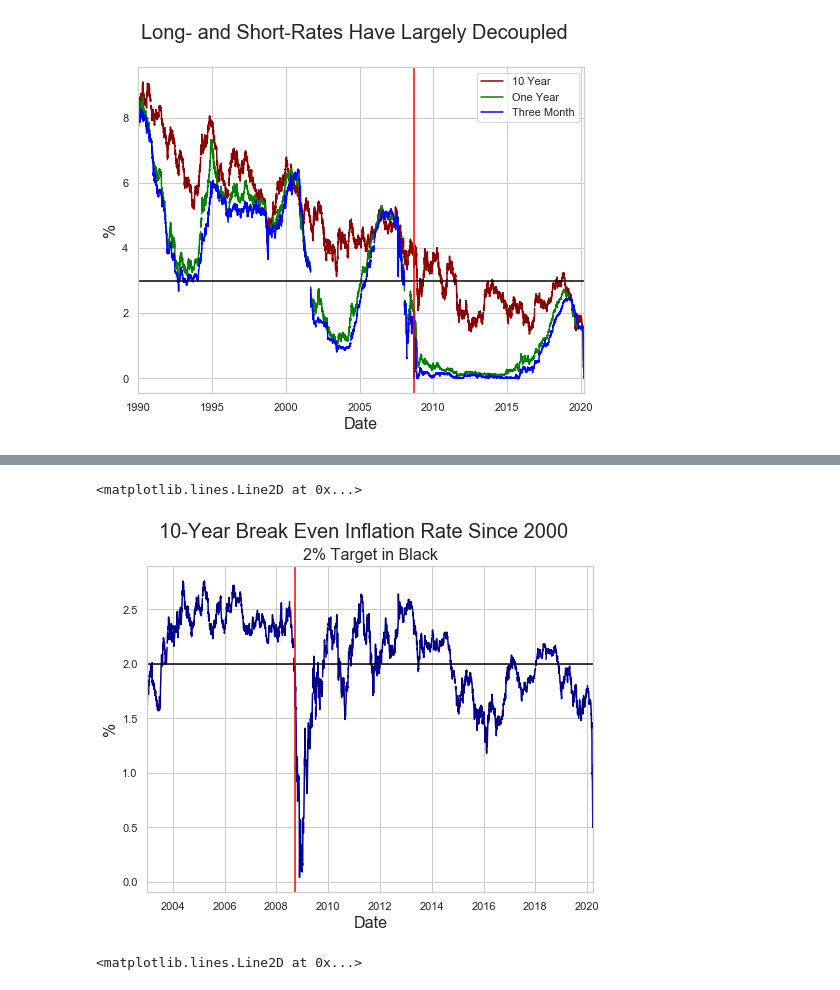
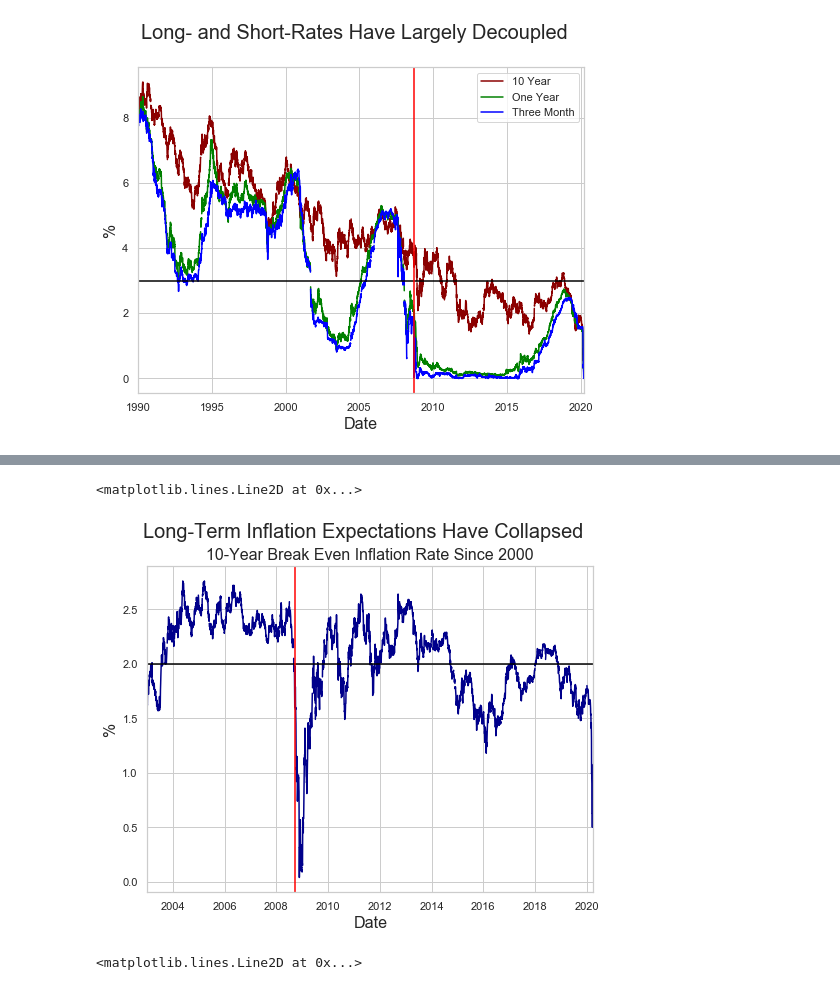
Before and after one commit to thsavage/Macro, a Jupyter notebook: Macroeconomic Observations During a Pandemic.ipynb, the cells around one changed output, grey strips where cells are left out. Cells and saved outputs as stored; diff of their text form; code cells hidden in the pictures.

```diff
--- a/Macroeconomic Observations During a Pandemic.ipynb
+++ b/Macroeconomic Observations During a Pandemic.ipynb
@@ -70,16 +83,16 @@ plt.axvline(dt.datetime(2008, 9, 15), color="red")
 # %%
 break_even = fred.get_series("T10YIE", observation_start='2000-01-01')
 
 break_even.plot(color='darkblue', figsize=(8, 6))
-plt.suptitle('10-Year Break Even Inflation Rate Since 2000', fontsize=20)
-plt.title('2% Target in Black', fontsize=16)
+plt.suptitle('Long-Term Inflation Expectations Have Collapsed', fontsize=20)
+plt.title('10-Year Break Even Inflation Rate Since 2000', fontsize=16)
 plt.xlabel('Date', fontsize=16)
 plt.ylabel('%', fontsize=16)
 plt.axhline(2, color="black")
 plt.axvline(dt.datetime(2008, 9, 15), color="red")
 # %% [output]
 <matplotlib.lines.Line2D at 0x...>
-[figure, old version]
+[figure, new version]
 # %%
 emp_growth = fred.get_series("PRS85006012", observation_start='1980-01-01')
 
```
Also changed, not shown: parts of 9 cells of this notebook.
